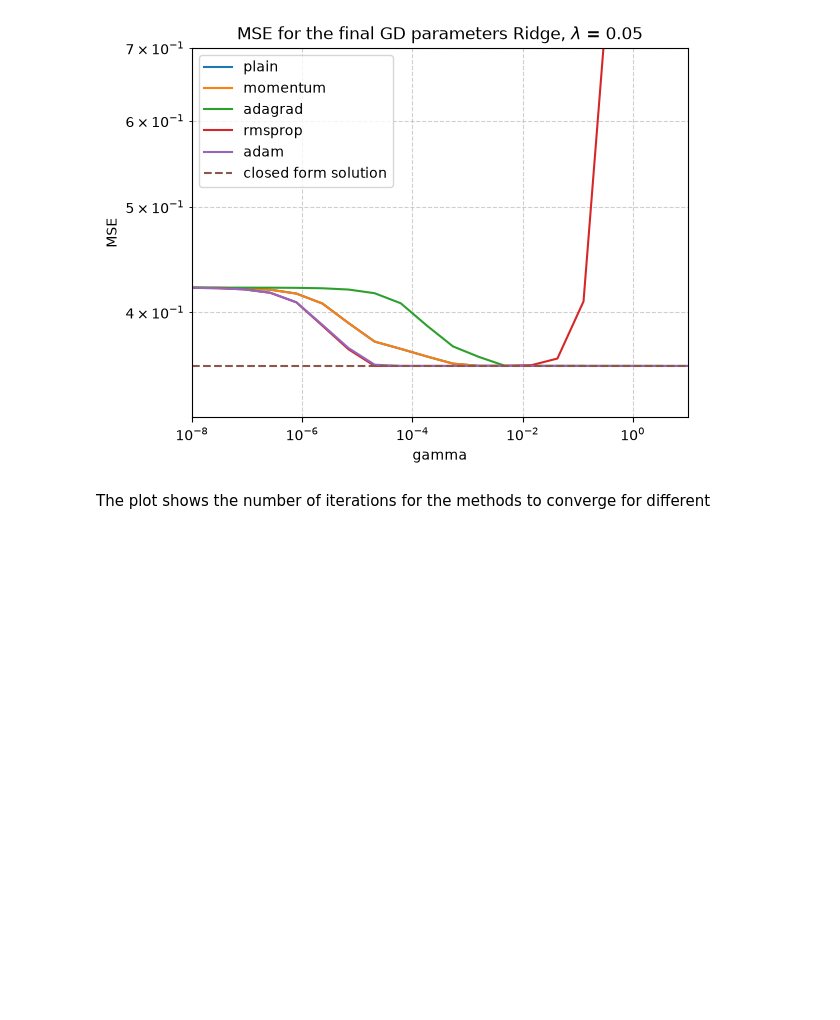
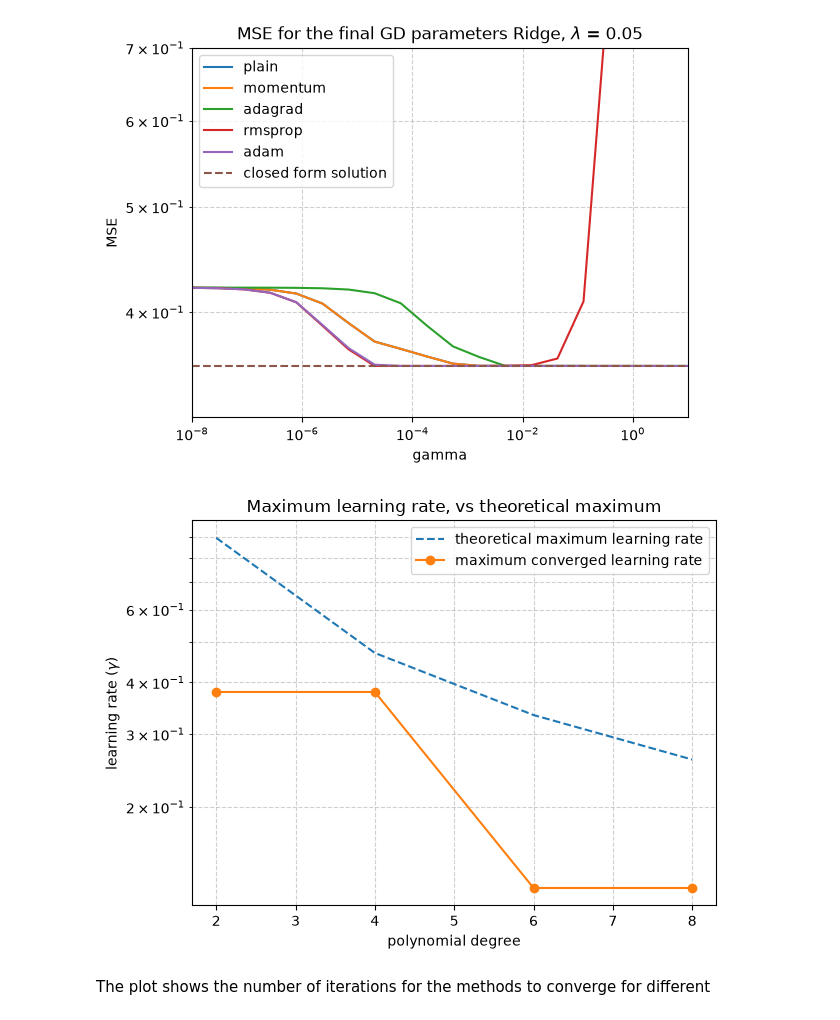
Before and after one commit to joska223/FYS-STK-4155-Prosjekt-1, a Jupyter notebook: prosjekt_1_real.ipynb, the cells around one changed output. Saved outputs shown, nothing was run; the diff lists cells and outputs as text; code cells hidden in the pictures; blank space fills up the shorter version.

```diff
--- a/prosjekt_1_real.ipynb
+++ b/prosjekt_1_real.ipynb
@@ -1037,6 +1037,74 @@ for lbd, regression_type in zip(lambdas, types):
 [figure]
 [figure]
 [figure]
+# %%
+
+degrees = [i for i in range(2,10,2)]
+data_list = [exercise_data(degree = i) for i in degrees]
+length_data = len(data_list)
+
+num = 20
+gammas = np.logspace(-8,1,num)
+
+#types = ["OLS", r"Ridge, $\lambda$ = "+str(lambdas[1])]
+
+max_iters = 20000
+target_tol = 1e-3
+methods = ["plain", "momentum", "adagrad", "rmsprop", "adam"]
+mse = np.zeros((len(methods), num))
+method = "plain"
+
+max_converged_learning_rate = np.zeros(length_data)
+
+for j, data in enumerate(data_list):
+    grad_5_fn = lambda theta: gradient(theta, data[0], data[1], lam=lbd)
+    theta_exact_5 = closed_form(data[0], data[1], lbd)
+
+    iterations_to_target = np.full(num, np.nan)
+
+    for i, gamma in enumerate(gammas):
+        theta0 = np.zeros(data[0].shape[1])
+
+        # Run full optimization budget without stopping on gradient tolerance
+        history, _ = optimise(grad_5_fn, theta0, method, gamma, num_iters=max_iters, tol=0)
+
+        # Compute exact error distance ||theta_k - theta_hat|| for each iteration step
+        distances = np.linalg.norm(history - theta_exact_5, axis=1)
+
+        # Find first iteration step reaching the threshold
+        converged_steps = np.where(distances < target_tol)[0]
+
+        if len(converged_steps) > 0:
+            iterations_to_target[i] = converged_steps[0]
+        else:
+            # Set to max_iters (or np.nan) to indicate non-convergence
+            iterations_to_target[i] = np.nan
+        mse[j][i] = np.mean((data[1] - data[0]@history[-1])**2)
+    #-----------ChatGPT la til denne koden-------
+    converged = np.where(np.isfinite(iterations_to_target))[0]
+
+    if len(converged) > 0:
+        max_converged_learning_rate[j] = gammas[converged[-1]]
+    else:
+        max_converged_learning_rate[j] = np.nan
+    #------------------------------------------
+
+
+eigs = [max(np.linalg.eigvalsh((2/n)*data[0].T@data[0])) for data in data_list]
+max_gamma = [2/eig for eig in eigs]
+plt.plot(degrees, max_gamma, linestyle = "--", label = "theoretical maximum learning rate")
+plt.plot(degrees, max_converged_learning_rate, marker="o", label="maximum converged learning rate")
+plt.yscale("log")
+
+plt.xlabel(r"polynomial degree")
+plt.ylabel(r"learning rate $(\gamma)$")
+plt.title("Maximum learning rate, vs theoretical maximum")
+plt.grid(True, which="both", linestyle="--", alpha=0.6)
+plt.legend()
+plt.tight_layout()
+plt.show()
+# %% [output]
+[figure, added]
 # %% [markdown]
 The plot shows the number of iterations for the methods to converge for different
 # %%
```
Also changed, not shown: parts of 1 cell of this notebook, 1 other file.
